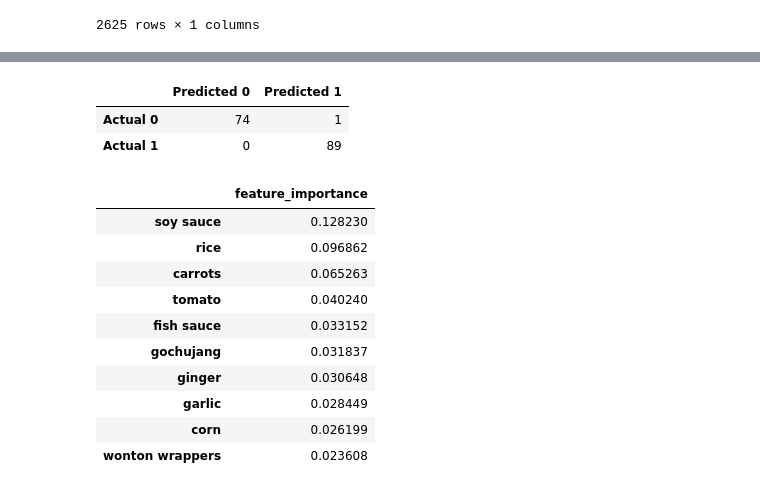
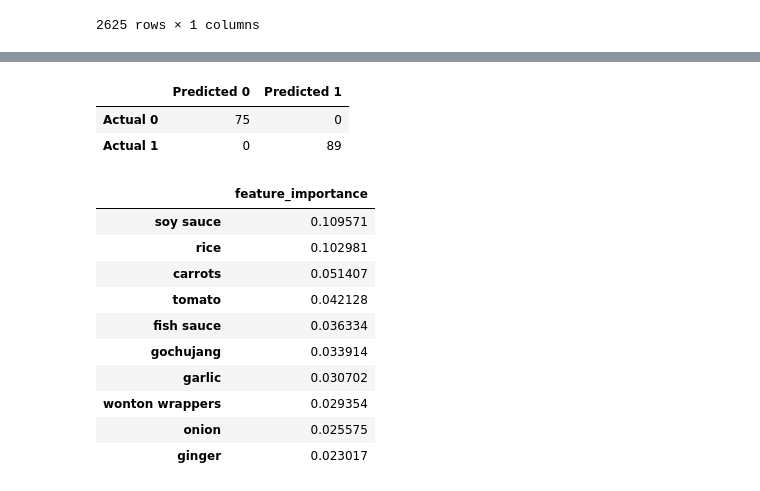
Before and after one commit to ccwillmore/Recipe_project, a Jupyter notebook: Random_forests_models/Random_forest_Asian.ipynb, the cells around one changed output, grey strips where cells are left out. Saved outputs shown, nothing was run; the diff lists cells and outputs as text; code cells hidden in the pictures.

Commit message:
adding grid search and CV to existing random forest models

```diff
--- a/Random_forests_models/Random_forest_Asian.ipynb
+++ b/Random_forests_models/Random_forest_Asian.ipynb
@@ -30,3 +32,35 @@ recipe_df
 | 9988 | 11 | 1 | 1 | 0 | 0 | 0 | 1 | 0 | 1 | ... |
 | 9989 | 1 | 0 | 0 | 0 | 0 | 0 | 0 | 1 | 0 | ... |
 2952 rows × 263 columns
+# %%
+def call_grid_search (X_raw, y_raw, random_st):
+
+    X_train, X_test, y_train, y_test = train_test_split(X_raw, y_raw, random_state = random_st)
+    rfc_model = RandomForestClassifier()
+
+
+    # Number of trees in random forest
+    n_estimators = [int(x) for x in np.linspace(start = 200, stop = 2000, num = 10)]
+    # Number of features to consider at every split
+    max_features = ['auto', 'sqrt']
+    # Maximum number of levels in tree
+    max_depth = [int(x) for x in np.linspace(10, 110, num = 11)]
+    max_depth.append(None)
+    # Minimum number of samples required to split a node
+    min_samples_split = [2, 5, 10]
+    # Minimum number of samples required at each leaf node
+    min_samples_leaf = [1, 2, 4]
+    # Create the random grid
+    random_grid = {'n_estimators': n_estimators,
+                   'max_features': max_features,
+                   'max_depth': max_depth,
+                   'min_samples_split': min_samples_split,
+                   'min_samples_leaf': min_samples_leaf}
+    # Random search of parameters
+    rf_random = RandomizedSearchCV(estimator = rfc_model, param_distributions = random_grid, n_iter = 100, cv = 3, verbose=2,
+                                   random_state=random_st, n_jobs = -1)
+    # Fit the random search model
+    rf_random.fit(X_train, np.ravel(y_train))
+    best_params = dict()
+    best_params = rf_random.best_params_
+    return best_params
@@ -139 +254,3 @@ y
 Name: response, Length: 655, dtype: int64
+# %%
+parameters_to_run = call_grid_search(X, y, 42)
@@ -143,6 +267,12 @@ X_train, X_test, y_train, y_test = train_test_split(X, y, random_state=78)
 # %%
 # Create a random forest classifier.
 rf_model = RandomForestClassifier(n_estimators=100, random_state=78)
+rf_model = RandomForestClassifier(n_estimators=parameters_to_run['n_estimators'],
+                                          min_samples_split=parameters_to_run['min_samples_split'],
+                                          min_samples_leaf=parameters_to_run['min_samples_leaf'],
+                                          max_features=parameters_to_run['max_features'],
+                                          max_depth=parameters_to_run['max_depth'],
+                                          random_state = 78)
 # %%
 # Fitting the model
 rf_model = rf_model.fit(X_train, y_train)
@@ -152,16 +282,16 @@ predictions = rf_model.predict(X_test)
 # %%
 # Calculating the confusion matrix.
 cm = confusion_matrix(y_test, predictions)
 
 # Create a DataFrame from the confusion matrix.
-italian_cm_df = pd.DataFrame(
+cm_df = pd.DataFrame(
     cm, index=["Actual 0", "Actual 1"],
     columns=["Predicted 0", "Predicted 1"])
 
-italian_cm_df
+cm_df
 # %% [output]
 |  | Predicted 0 | Predicted 1 |
-| Actual 0 | 74 | 1 |
+| Actual 0 | 75 | 0 |
 | Actual 1 | 0 | 89 |
 # %%
 importance = rf_model.feature_importances_
@@ -172,13 +302,13 @@ importance_df = importance_df.sort_values('feature_importance', ascending=False)
 importance_df.iloc[0:10,:]
 # %% [output]
 |  | feature_importance |
-| soy sauce | 0.128230 |
-| rice | 0.096862 |
-| carrots | 0.065263 |
-| tomato | 0.040240 |
-| fish sauce | 0.033152 |
-| gochujang | 0.031837 |
-| ginger | 0.030648 |
-| garlic | 0.028449 |
-| corn | 0.026199 |
-| wonton wrappers | 0.023608 |
+| soy sauce | 0.109571 |
+| rice | 0.102981 |
+| carrots | 0.051407 |
+| tomato | 0.042128 |
+| fish sauce | 0.036334 |
+| gochujang | 0.033914 |
+| garlic | 0.030702 |
+| wonton wrappers | 0.029354 |
+| onion | 0.025575 |
+| ginger | 0.023017 |
```
Also changed, not shown: parts of 9 cells of this notebook, 7 other files.
